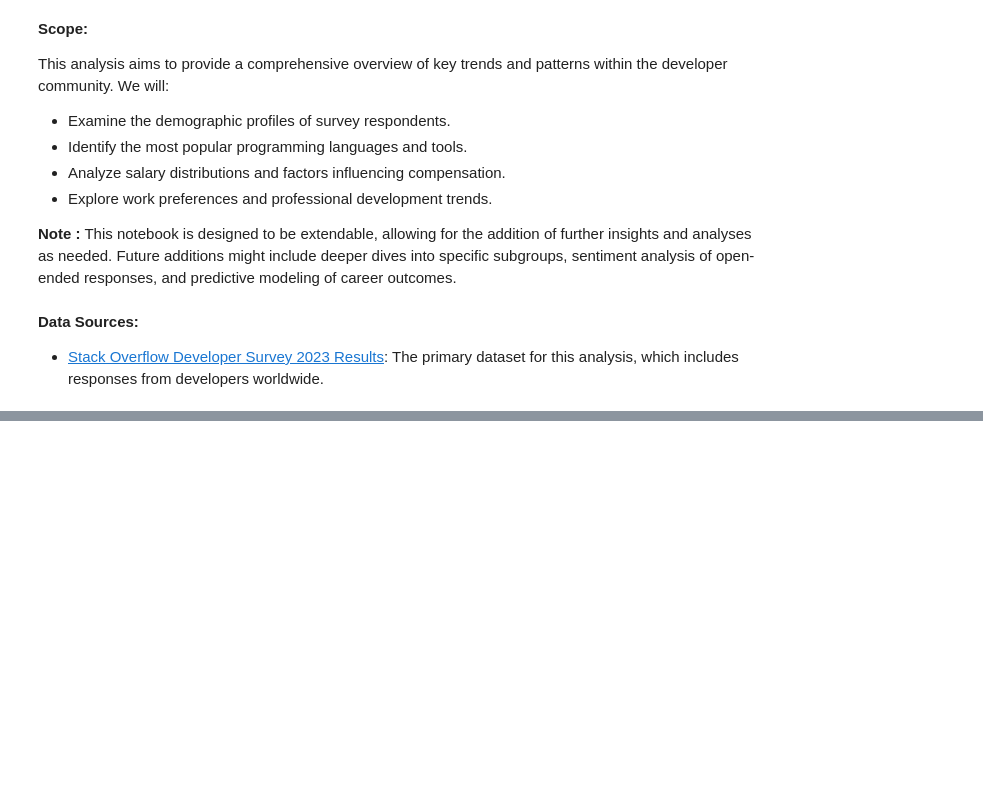
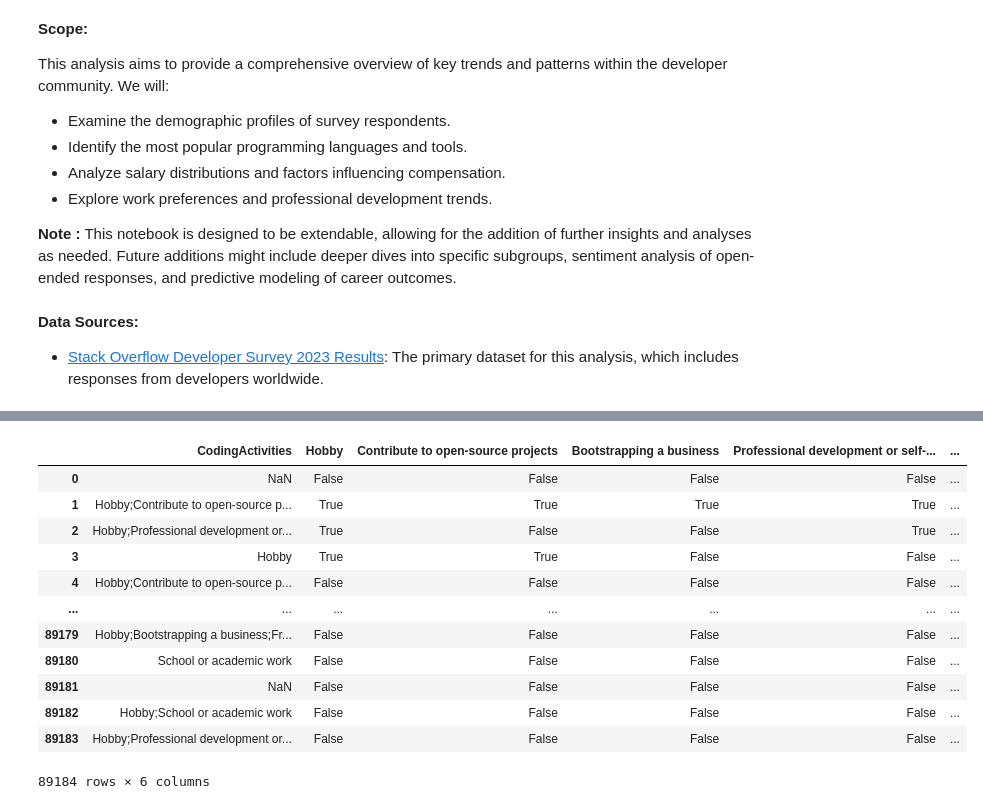
Before and after one commit to WebDevCaptain/so-dev-survey-2023-analysis, a Jupyter notebook: so-insights.ipynb, the cells around one changed output, grey strips where cells are left out. Drawn from its saved outputs; the diff is of its cells as text; code cells hidden in the pictures; blank space fills up the shorter version.

```diff
--- a/so-insights.ipynb
+++ b/so-insights.ipynb
@@ -21,0 +167,3 @@ This analysis aims to provide a comprehensive overview of key trends and pattern
+# %%
+temp_df = survey_responses_raw['CodingActivities'].to_frame()
+temp_df
@@ -21,0 +184,17 @@ This analysis aims to provide a comprehensive overview of key trends and pattern
+# %%
+options = []
+
+for idx, val in survey_responses_raw['CodingActivities'][survey_responses_raw['CodingActivities'].notnull()].items():
+    # print(idx, val)
+
+    for option in val.split(';'):
+        # print(option)
+
+        if not option in temp_df.columns:
+            options.append(option)
+            temp_df[option] = False
+
+        temp_df.at[idx, option] = True
+
+    if idx > 2:
+        break
@@ -21,0 +217,2 @@ This analysis aims to provide a comprehensive overview of key trends and pattern
+# %%
+temp_df.at[3, 'Contribute to open-source projects'] = True
@@ -21,0 +235,18 @@ This analysis aims to provide a comprehensive overview of key trends and pattern
+# %%
+temp_df.at[3, 'Contribute'] = True
+# %%
+temp_df
+# %% [output]
+|  | CodingActivities | Hobby | Contribute to open-source projects | Bootstrapping a business | Professional development or self-... | ... |
+| 0 | NaN | False | False | False | False | ... |
+| 1 | Hobby;Contribute to open-source p... | True | True | True | True | ... |
+| 2 | Hobby;Professional development or... | True | False | False | True | ... |
+| 3 | Hobby | True | True | False | False | ... |
+| 4 | Hobby;Contribute to open-source p... | False | False | False | False | ... |
+| ... | ... | ... | ... | ... | ... | ... |
+| 89179 | Hobby;Bootstrapping a business;Fr... | False | False | False | False | ... |
+| 89180 | School or academic work | False | False | False | False | ... |
+| 89181 | NaN | False | False | False | False | ... |
+| 89182 | Hobby;School or academic work | False | False | False | False | ... |
+| 89183 | Hobby;Professional development or... | False | False | False | False | ... |
+89184 rows × 6 columns
```
Also changed, not shown: parts of 18 cells of this notebook.
